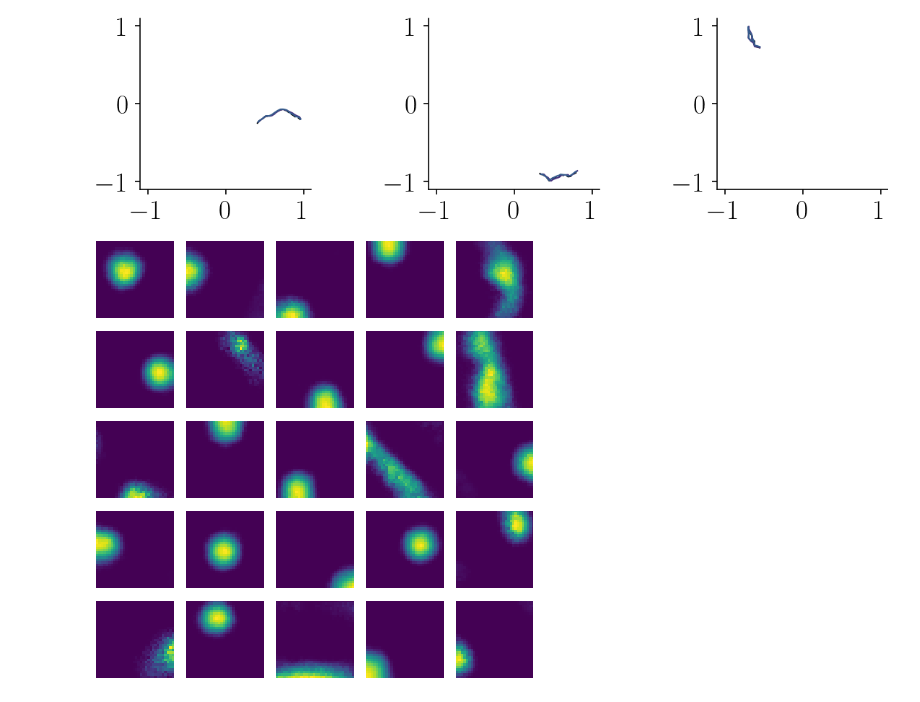
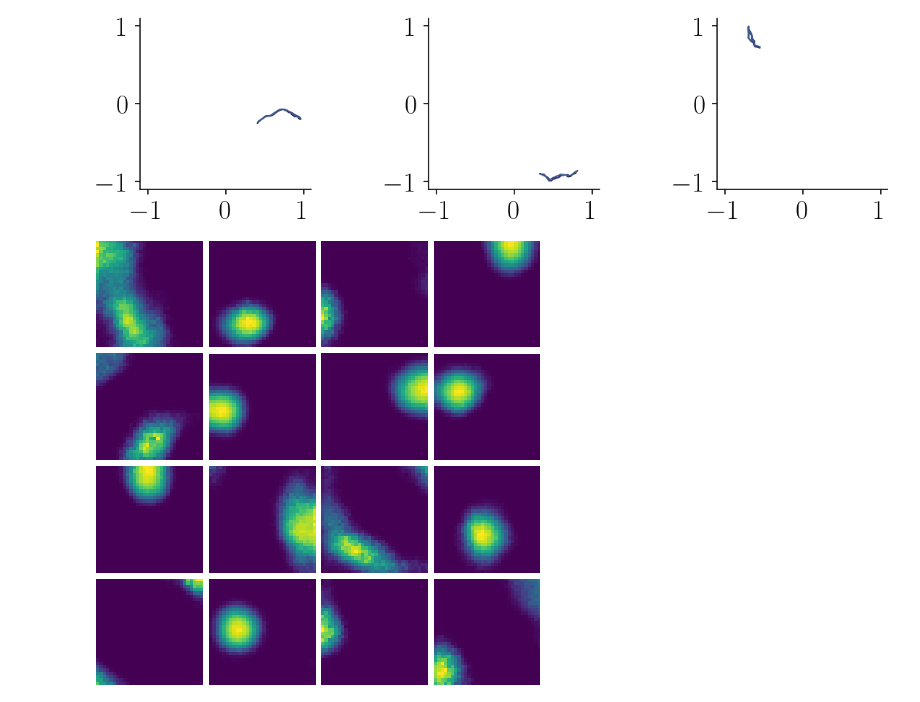
Before and after one commit to bioAI-Oslo/ConjunctiveRepresentations, a Jupyter notebook: short_trajectory_RNN.ipynb, the cells around one changed output. Drawn from its saved outputs; the diff is of its cells as text; code cells hidden in the pictures.

```diff
--- a/short_trajectory_RNN.ipynb
+++ b/short_trajectory_RNN.ipynb
@@ -30,7 +32,7 @@ model = RecurrentSpaceNet(n_in = n_in, n_out = n_out, corr_across_space= True,
 optimizer = torch.optim.Adam(model.parameters(), lr=1e-4)
 # %%
 genny = SimpleDatasetMaker() # use simple dataset
-r, v = genny.generate_dataset(10, timesteps)
+r, v = genny.generate_dataset(20, timesteps)
 plt.plot(*r.detach().numpy().T)
 plt.axis([-1, 1, -1, 1])
 plt.show()
@@ -161,18 +165,18 @@ tensor([[ 0.3250, -0.8901],
 # %%
 # visualize representations
 n_plot = 5000 # number of plot trajectories
 n_show = 25 # number of units to show
 r, v = genny.generate_dataset(n_plot, timesteps)
 
 # BSR
 p,_ = model.spatial_representation(v, model.p0(r[:,0])[None])
 p = p.detach().numpy()
 ps = p.reshape(-1, p.shape[-1])
 rs = r[:,1:].detach().numpy().reshape(-1, 2)
 ratemaps, _, _, _ = stats.binned_statistic_2d(rs[:,0], rs[:,1],ps.T, bins = 32)
-fig, ax = ratemap_collage(ratemaps[:25], cols = 5, figsize = (3,3))
+fig, ax = ratemap_collage(ratemaps[:16], cols = 4, figsize = (3,3))
 # %% [output]
-[figure, old version]
+[figure, new version]
 # %%
 # End to end representations
 p_e2e,_ = end_to_end.spatial_representation(v, end_to_end.p0(r[:,0])[None])
```
Also changed, not shown: parts of 5 cells of this notebook, 7 other files.
